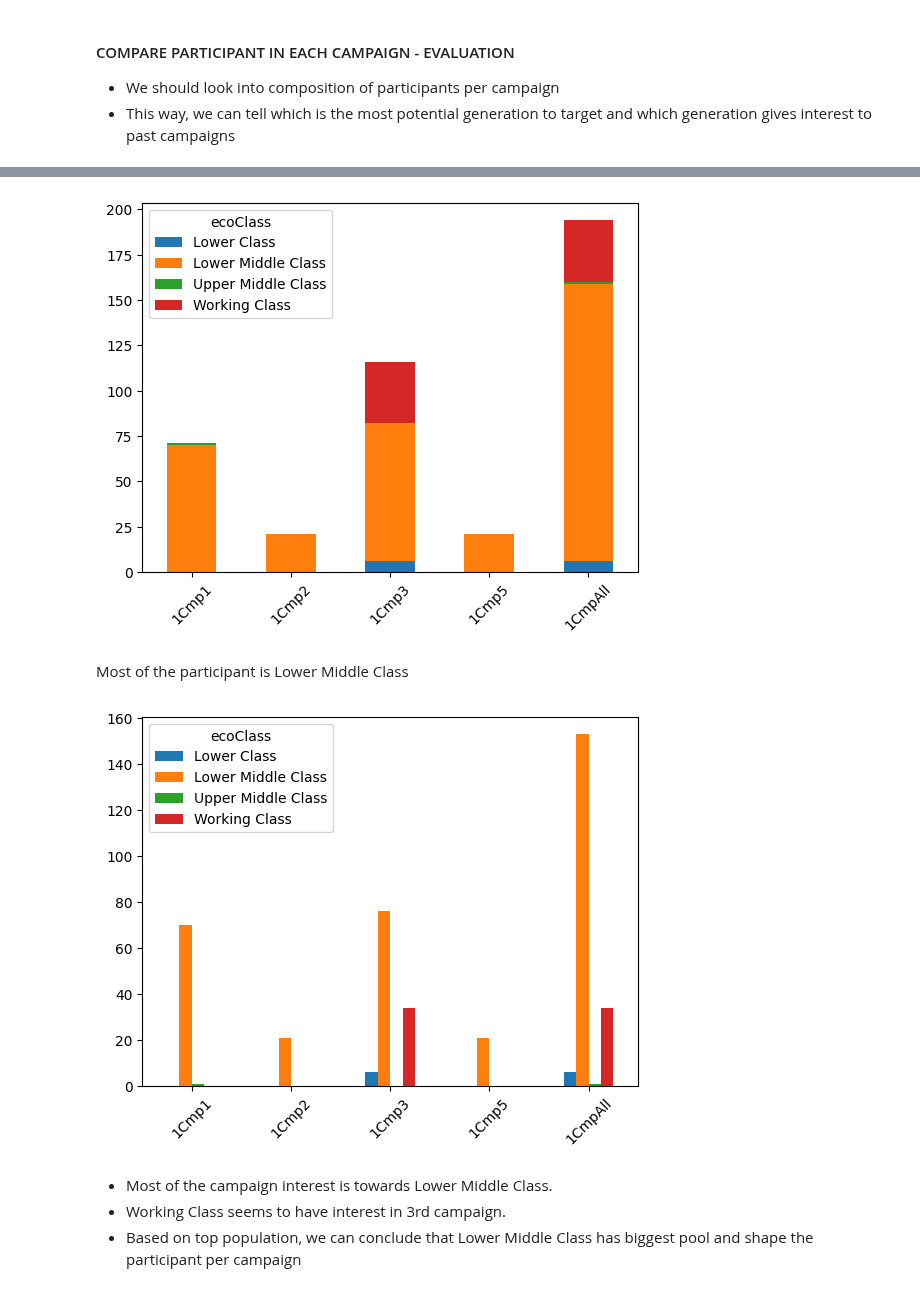
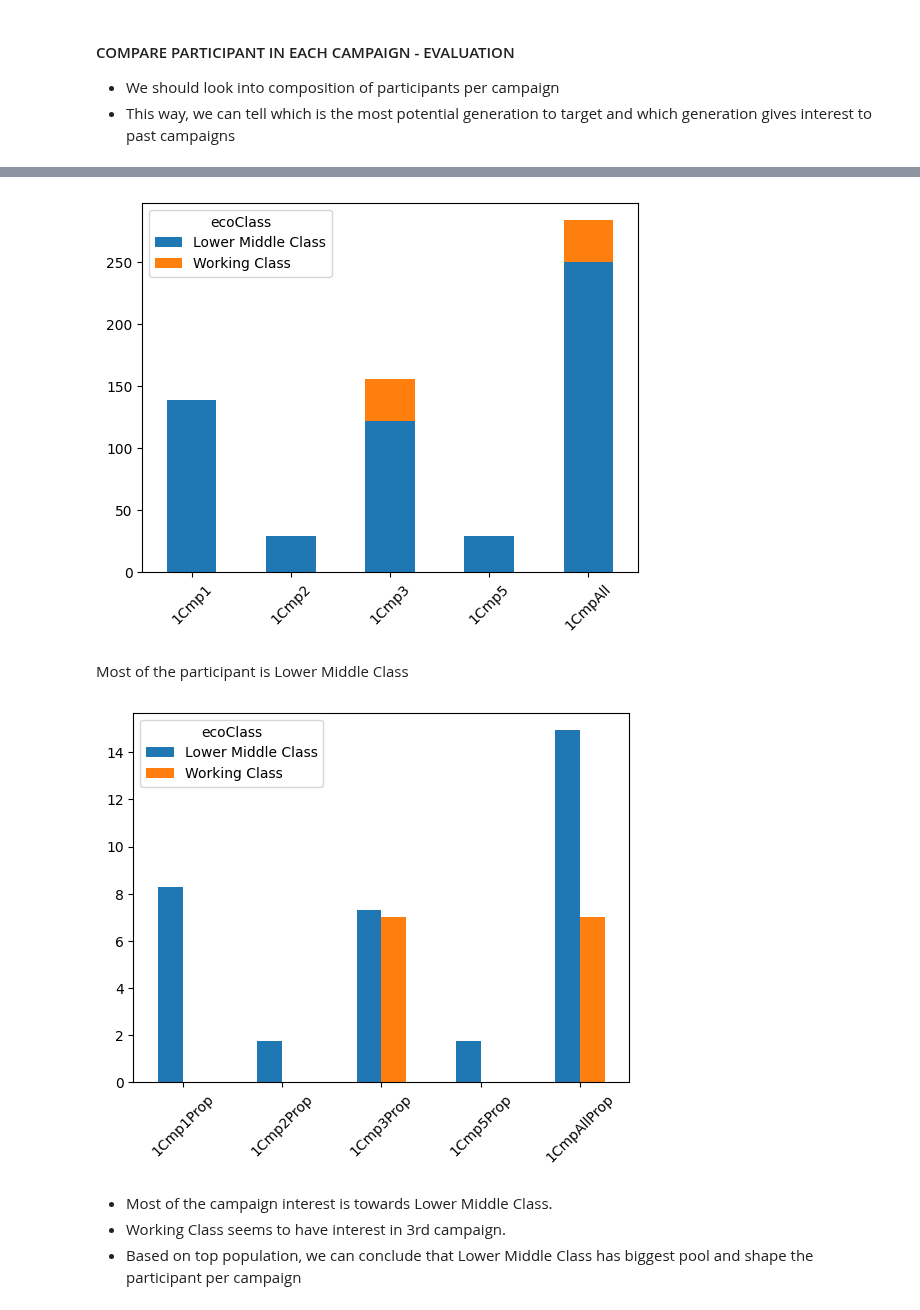
Before and after one commit to lvbaotram/Campaign-Analysis, a Jupyter notebook: EDA.ipynb, the cells around one changed output, grey strips where cells are left out. Drawn from its saved outputs; the diff is of its cells as text; code cells hidden in the pictures.

```diff
--- a/EDA.ipynb
+++ b/EDA.ipynb
@@ -769,17 +821,17 @@ crossTabGenFullPartiProp
 # %%
-crossTabGenFullPartiCount.set_index('ecoClass').transpose().plot.bar(stacked = True)
+crossTabGenFullPartiCount.iloc[[1,4]].set_index('ecoClass').transpose().plot.bar(stacked = True)
 plt.xticks(rotation = 45)
 plt.show()
 # %% [output]
-[figure, old version]
+[figure, new version]
 # %% [markdown]
 Most of the participant is Lower Middle Class
 # %%
-crossTabGenFullPartiCount.set_index('ecoClass').transpose().plot.bar(stacked = False)
+crossTabGenFullPartiProp.iloc[[1,4]].set_index('ecoClass').transpose().plot.bar(stacked = False)
 plt.xticks(rotation = 45)
 plt.show()
 # %% [output]
-[figure, old version]
+[figure, new version]
 # %% [markdown]
 * Most of the campaign interest is towards Lower Middle Class.
 * Working Class seems to have interest in 3rd campaign.
```
Also changed, not shown: parts of 134 cells of this notebook, 11 other files.
